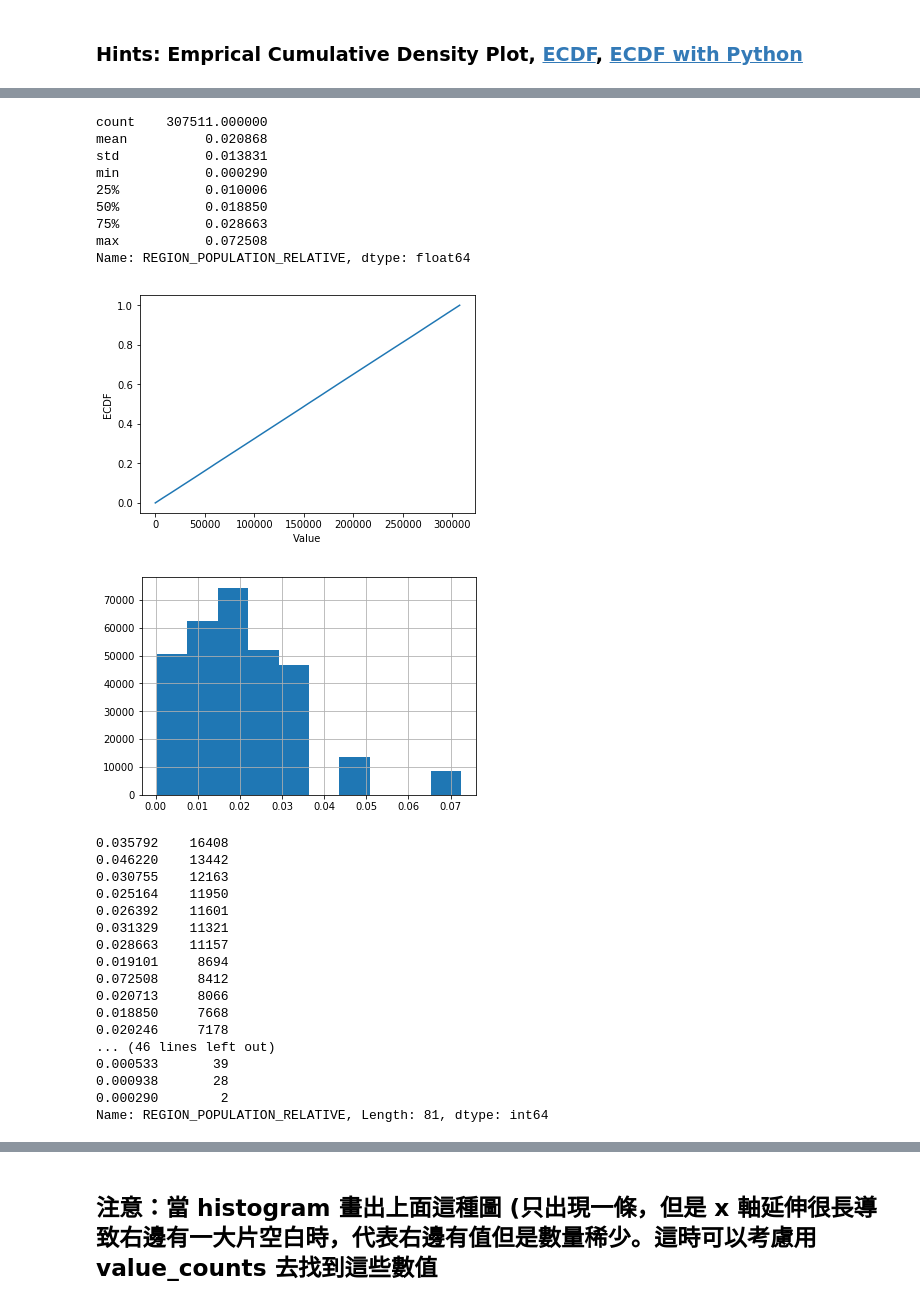
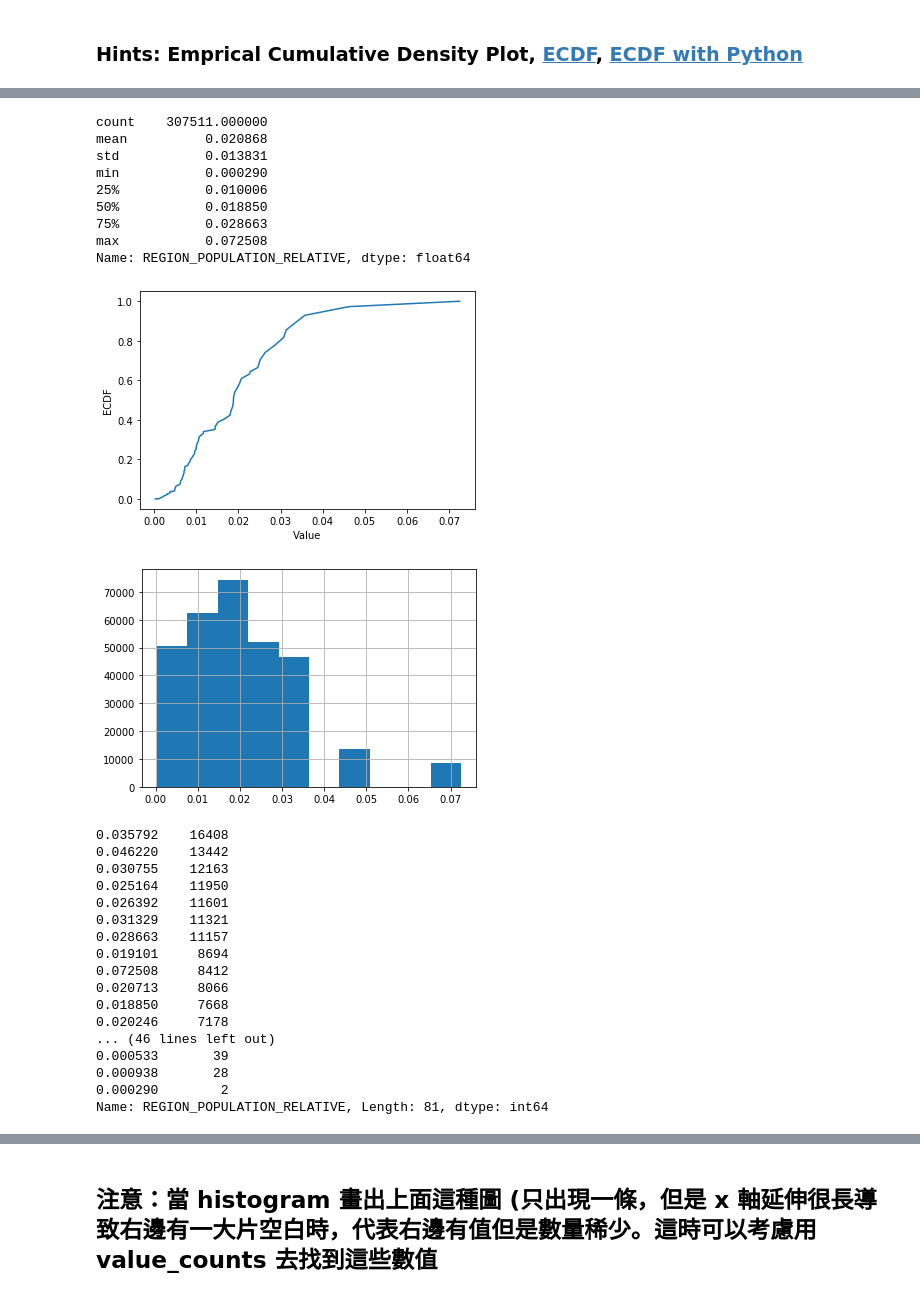
Before and after one commit to jsw7524/4th-ML100Days, a Jupyter notebook: homework/Day_009_HW_jsw7524.ipynb, the cells around one changed output, grey strips where cells are left out. Saved outputs shown, nothing was run; the diff lists cells and outputs as text; code cells hidden in the pictures.

```diff
--- a/homework/Day_009_HW_jsw7524.ipynb
+++ b/homework/Day_009_HW_jsw7524.ipynb
@@ -129,36 +129,36 @@ print(app_train['REGION_POPULATION_RELATIVE'].describe())
 
 # 繪製 Empirical Cumulative Density Plot (ECDF)
 """
 Your Code Here
 """
-cdf = np.cumsum(app_train['REGION_POPULATION_RELATIVE'] / (len(app_train) - 1) )
+cdf = app_train.REGION_POPULATION_RELATIVE.value_counts().sort_index().cumsum()
 
 
 plt.plot(list(cdf.index), cdf/cdf.max())
 plt.xlabel('Value')
 plt.ylabel('ECDF')
 plt.ylim([-0.05,1.05]) # 限制顯示圖片的範圍
 plt.show()
 
 app_train['REGION_POPULATION_RELATIVE'].hist()
 plt.show()
 
 app_train['REGION_POPULATION_RELATIVE'].value_counts()
 
 # 就以這個欄位來說，雖然有資料掉在分布以外，也不算異常，僅代表這間公司在稍微熱鬧的地區有的據點較少，
 # 導致 region population relative 在少的部分較為密集，但在大的部分較為疏漏
 # %% [output]
 count    307511.000000
 mean          0.020868
 std           0.013831
 min           0.000290
 25%           0.010006
 50%           0.018850
 75%           0.028663
 max           0.072508
 Name: REGION_POPULATION_RELATIVE, dtype: float64
-[figure, old version]
+[figure, new version]
-[figure, old version]
+[figure, new version]
 0.035792    16408
 0.046220    13442
 0.030755    12163
```
Also changed, not shown: parts of 5 cells of this notebook.
